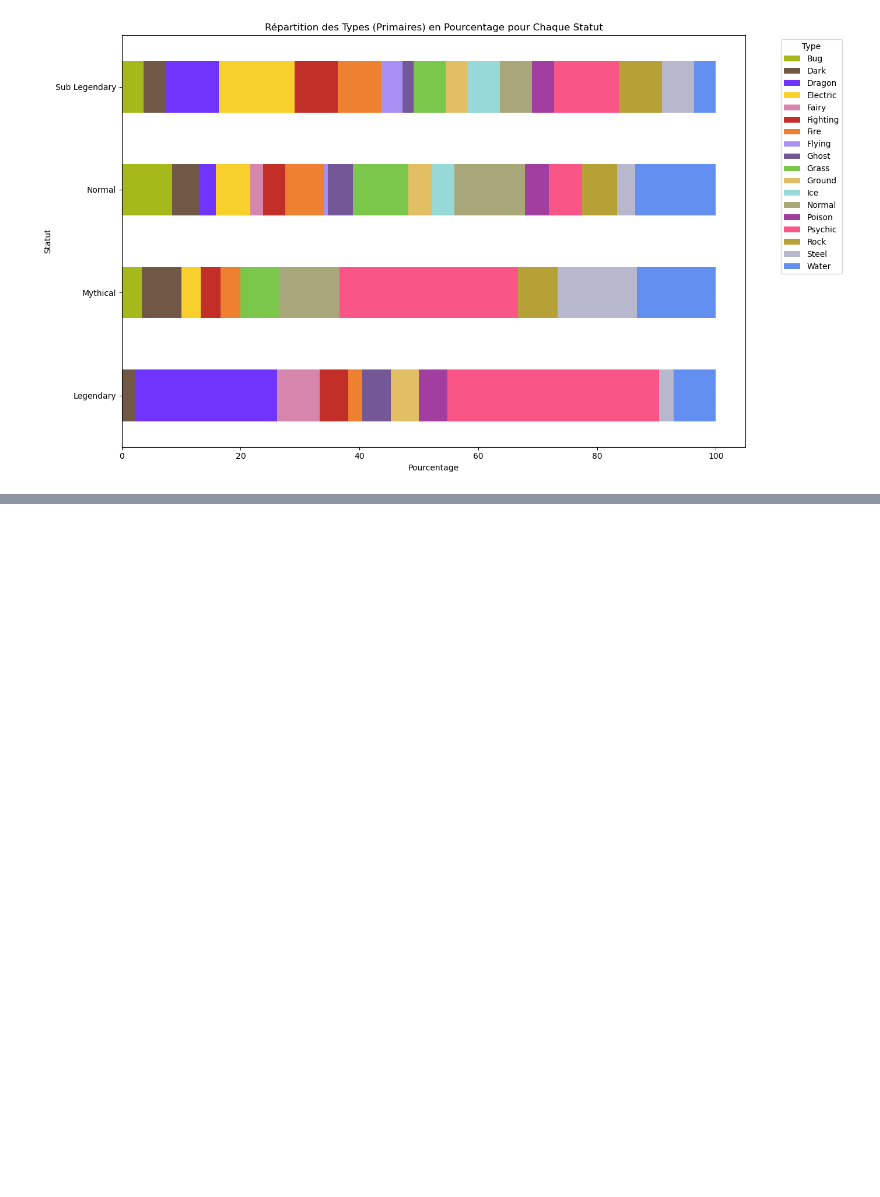
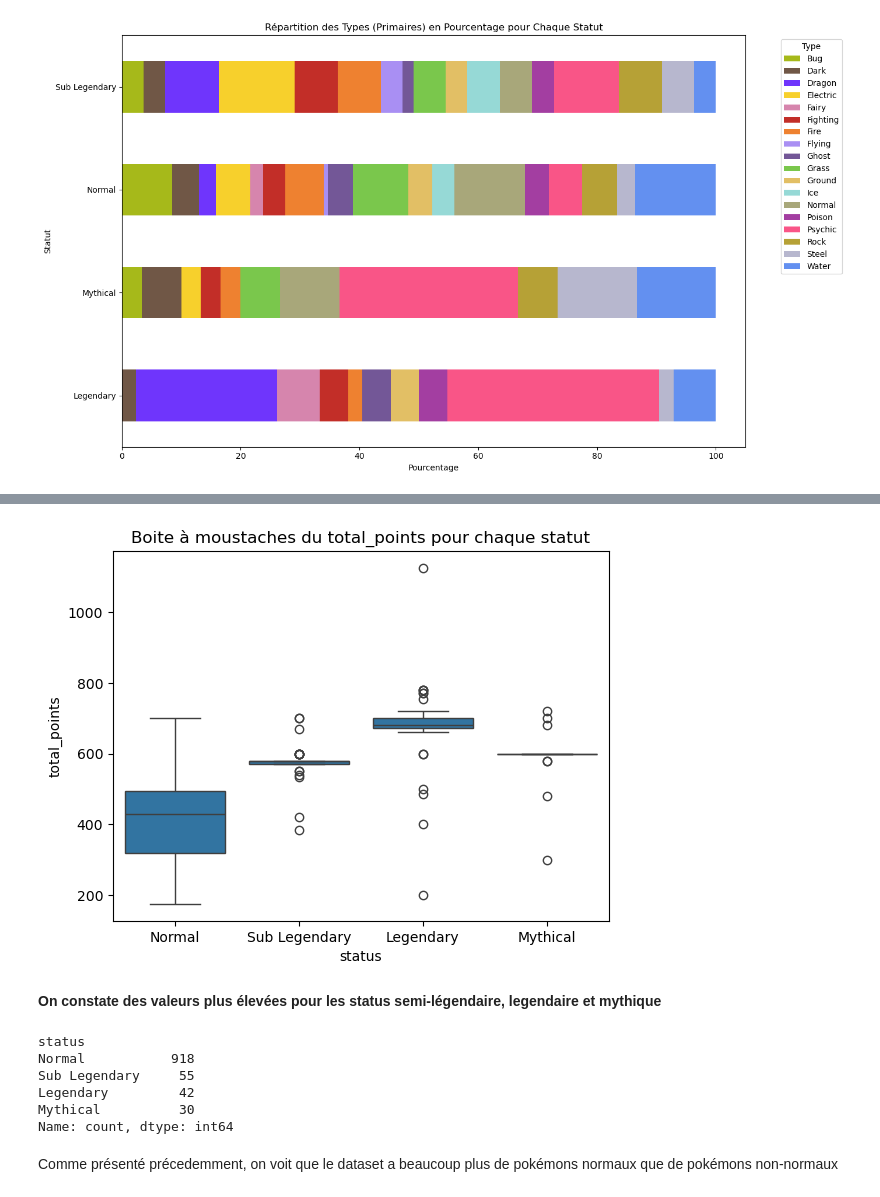
Before and after one commit to Furatus/4EDAP_Pokemon, a Jupyter notebook: Exploratory_analysis.ipynb, the cells around one changed output, grey strips where cells are left out. Saved outputs shown, nothing was run; the diff lists cells and outputs as text; code cells hidden in the pictures; blank space fills up the shorter version.

```diff
--- a/Exploratory_analysis.ipynb
+++ b/Exploratory_analysis.ipynb
@@ -911,0 +927,19 @@ Réponse : Les status légendaires et mythiques sont beaucoup plus représentés
+# %%
+sns.boxplot(x='status',y='total_points',data=dfPokemon)
+plt.title("Boite à moustaches du total_points pour chaque statut")
+plt.show()
+# %% [output]
+[figure, added]
+# %% [markdown]
+**On constate des valeurs plus élevées pour les status semi-légendaire, legendaire et mythique**
+# %%
+dfPokemon['status'].value_counts()### beaucoup plus de Pokemons normal dans le dataset
+# %% [output]
+status
+Normal           918
+Sub Legendary     55
+Legendary         42
+Mythical          30
+Name: count, dtype: int64
+# %% [markdown]
+Comme présenté précedemment, on voit que le dataset a beaucoup plus de pokémons normaux que de pokémons non-normaux
```
Also changed, not shown: parts of 19 cells of this notebook, 1 other file.
